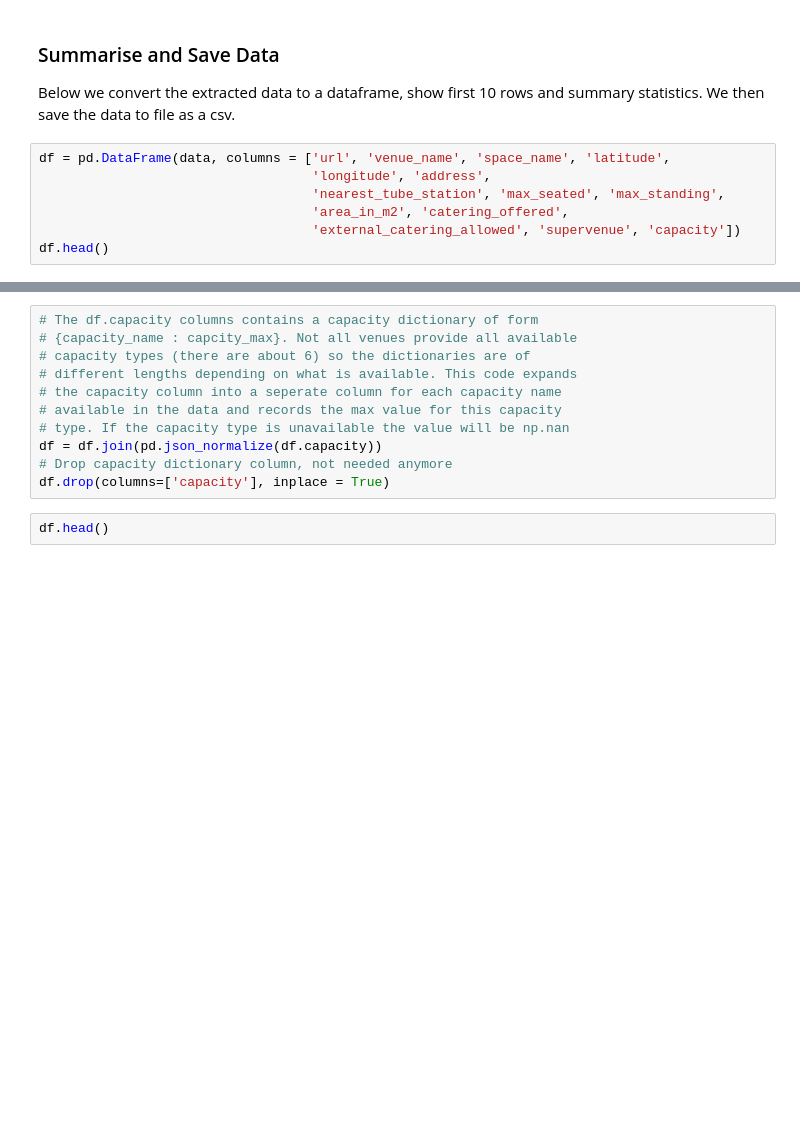
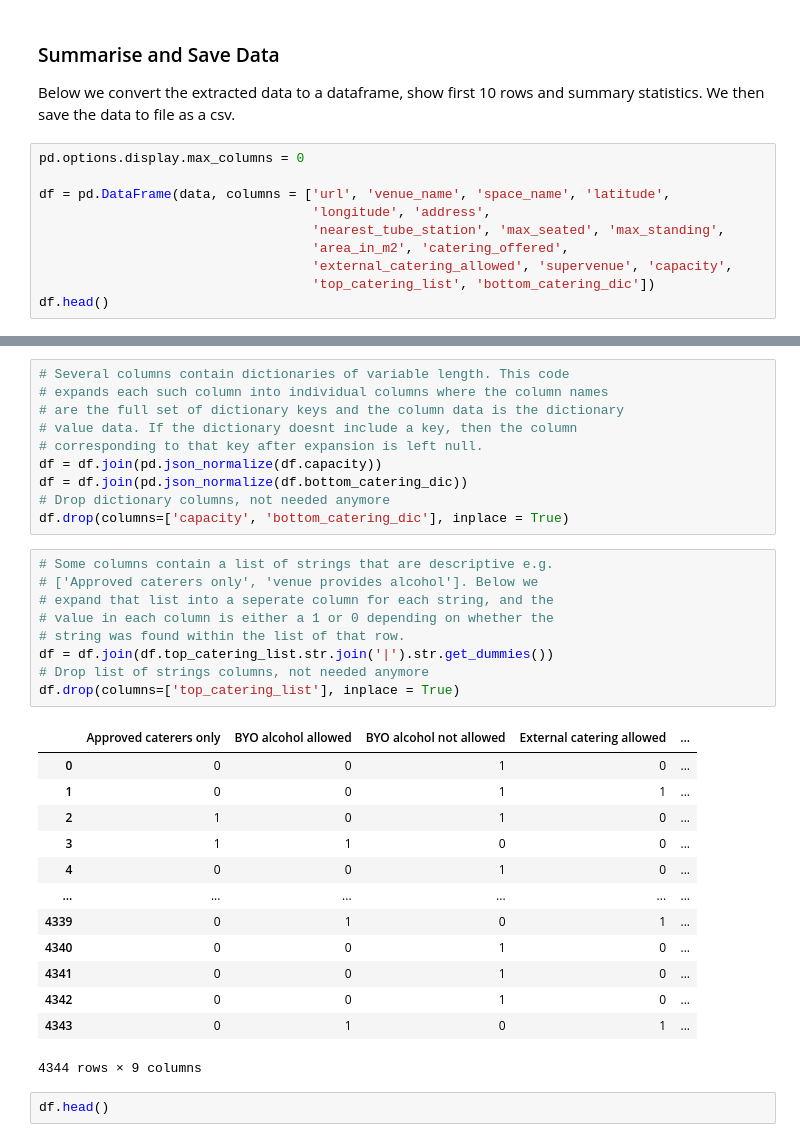
Before and after one commit to rhart-rup/London-Venue-Hire-Price-Prediction, a Jupyter notebook: Tag_Venue_Scrape.ipynb, the cells around one changed output, grey strips where cells are left out. Saved outputs shown, nothing was run; the diff lists cells and outputs as text; blank space fills up the shorter version.

Commit message:
Added catering

```diff
--- a/Tag_Venue_Scrape.ipynb
+++ b/Tag_Venue_Scrape.ipynb
@@ -787,11 +861,14 @@ extraction_errors[['url','error']].style.format({'url': make_clickable})
 ### Summarise and Save Data
 Below we convert the extracted data to a dataframe, show first 10 rows and summary statistics. We then save the data to file as a csv.
 # %%
+pd.options.display.max_columns = 0
+
 df = pd.DataFrame(data, columns = ['url', 'venue_name', 'space_name', 'latitude',
                                    'longitude', 'address',
                                    'nearest_tube_station', 'max_seated', 'max_standing',
                                    'area_in_m2', 'catering_offered',
-                                   'external_catering_allowed', 'supervenue', 'capacity'])
+                                   'external_catering_allowed', 'supervenue', 'capacity',
+                                   'top_catering_list', 'bottom_catering_dic'])
 df.head()
 # %% [output]
 |  | url | venue_name | space_name | latitude | longitude | address | nearest_tube_station | max_seated | ... |
@@ -801,16 +878,38 @@ df.head()
 | 3 | https://www.tagvenue.com/rooms/lo... | radisson blu edwardian heathrow | royal d | 51.480911 | -0.440963 | Bath Road, 140, London, UB3 5AW | NaN | 50 | ... |
 | 4 | https://www.tagvenue.com/rooms/lo... | bubba gump shrimp | exclusive use | 51.510322 | -0.132196 | 13 Coventry Street, , London, W1D... | Piccadilly Circus Station (150 yd) | 400 | ... |
 # %%
-# The df.capacity columns contains a capacity dictionary of form
-# {capacity_name : capcity_max}. Not all venues provide all available
-# capacity types (there are about 6) so the dictionaries are of
-# different lengths depending on what is available. This code expands
-# the capacity column into a seperate column for each capacity name
-# available in the data and records the max value for this capacity
-# type. If the capacity type is unavailable the value will be np.nan
+# Several columns contain dictionaries of variable length. This code
+# expands each such column into individual columns where the column names
+# are the full set of dictionary keys and the column data is the dictionary
+# value data. If the dictionary doesnt include a key, then the column
+# corresponding to that key after expansion is left null.
 df = df.join(pd.json_normalize(df.capacity))
-# Drop capacity dictionary column, not needed anymore
-df.drop(columns=['capacity'], inplace = True)
+df = df.join(pd.json_normalize(df.bottom_catering_dic))
+# Drop dictionary columns, not needed anymore
+df.drop(columns=['capacity', 'bottom_catering_dic'], inplace = True)
+# %%
+# Some columns contain a list of strings that are descriptive e.g.
+# ['Approved caterers only', 'venue provides alcohol']. Below we
+# expand that list into a seperate column for each string, and the
+# value in each column is either a 1 or 0 depending on whether the
+# string was found within the list of that row.
+df = df.join(df.top_catering_list.str.join('|').str.get_dummies())
+# Drop list of strings columns, not needed anymore
+df.drop(columns=['top_catering_list'], inplace = True)
+# %% [output]
+|  | Approved caterers only | BYO alcohol allowed | BYO alcohol not allowed | External catering allowed | ... |
+| 0 | 0 | 0 | 1 | 0 | ... |
+| 1 | 0 | 0 | 1 | 1 | ... |
+| 2 | 1 | 0 | 1 | 0 | ... |
+| 3 | 1 | 1 | 0 | 0 | ... |
+| 4 | 0 | 0 | 1 | 0 | ... |
+| ... | ... | ... | ... | ... | ... |
+| 4339 | 0 | 1 | 0 | 1 | ... |
+| 4340 | 0 | 0 | 1 | 0 | ... |
+| 4341 | 0 | 0 | 1 | 0 | ... |
+| 4342 | 0 | 0 | 1 | 0 | ... |
+| 4343 | 0 | 1 | 0 | 1 | ... |
+4344 rows × 9 columns
 # %%
 df.head()
 # %% [output]
```
Also changed, not shown: parts of 13 cells of this notebook.
